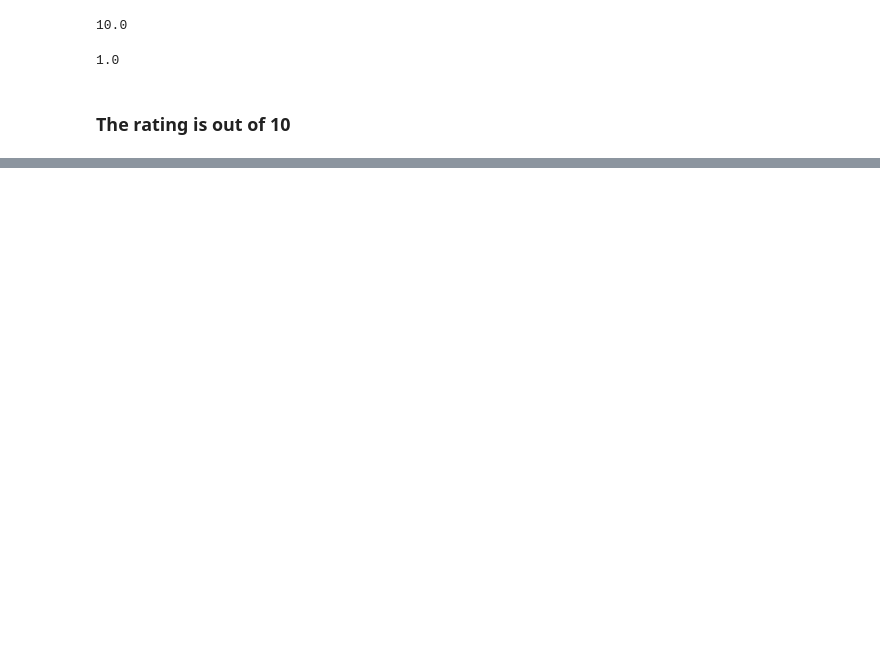
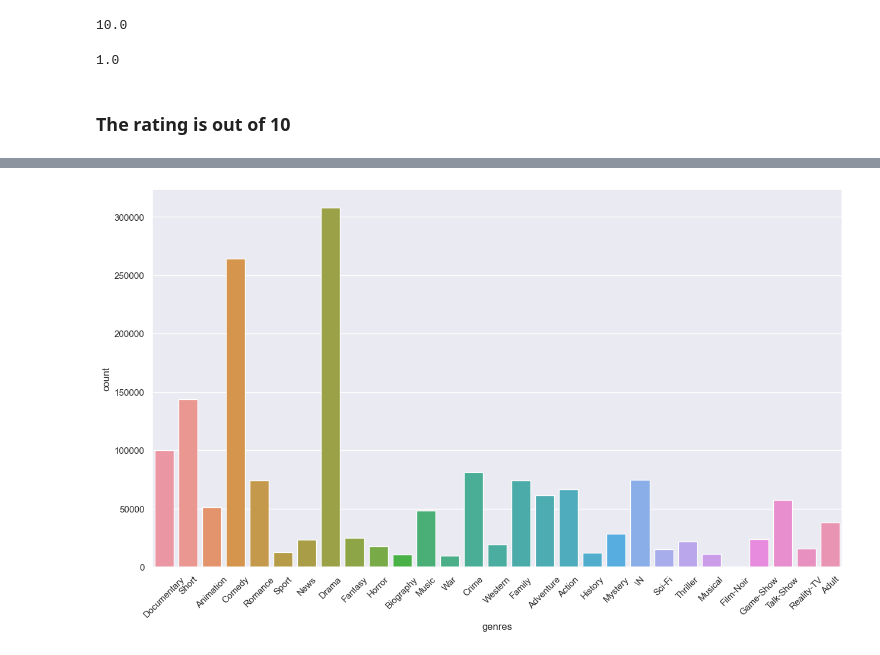
Before and after one commit to gkseehra/IMDB-Movies-Analysis, a Jupyter notebook: IMDB-Movies-Analysis.ipynb, the cells around one changed output, grey strips where cells are left out. Cells and saved outputs as stored; diff of their text form; code cells hidden in the pictures; blank space fills up the shorter version.

```diff
--- a/IMDB-Movies-Analysis.ipynb
+++ b/IMDB-Movies-Analysis.ipynb
@@ -204,0 +157,8 @@ genre_df.head()
+# %%
+cp = sns.countplot(x=genre_df['genres'])
+# cp.set(xticklabels=[])
+plt.xticks(rotation=45)
+sns.set(rc={'figure.figsize':(15,8.27)})
+plt.show()
+# %% [output]
+[figure, added]
```
Also changed, not shown: parts of 37 cells of this notebook.
